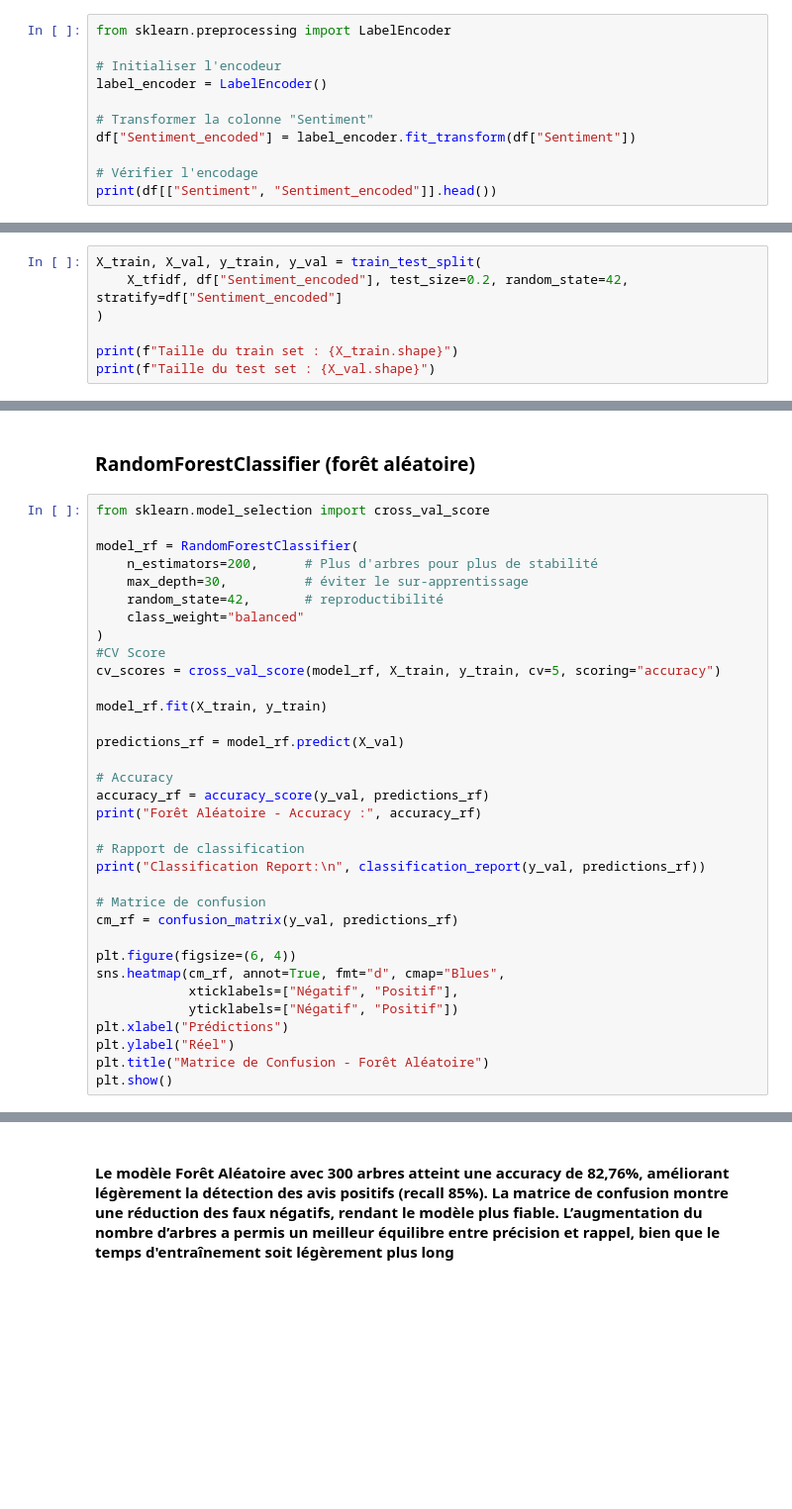
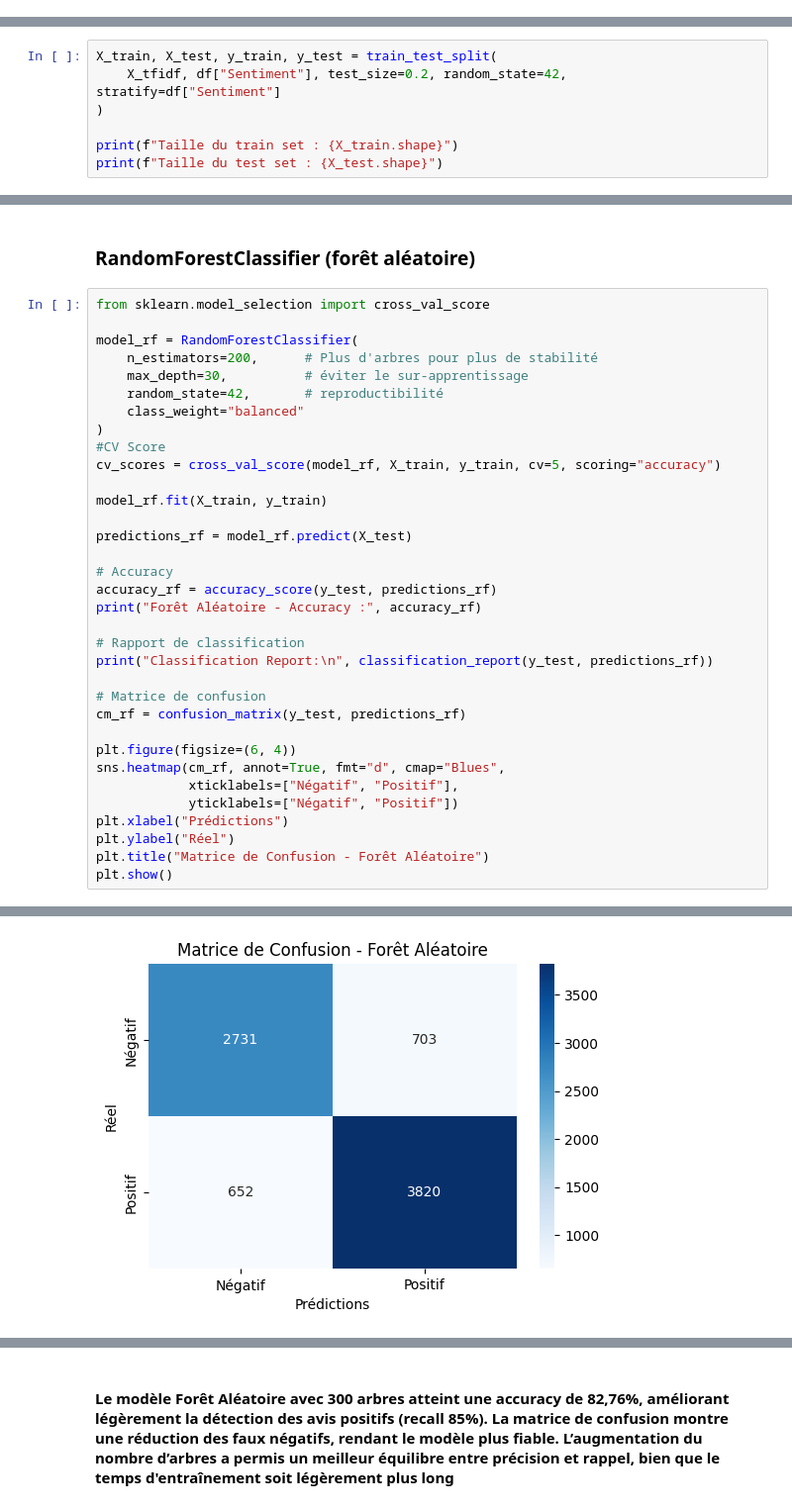
Before and after one commit to PierrePssi/Projet_MLOPS, a Jupyter notebook: Notebook_Projet_MLOPS.ipynb, the cells around one changed output, grey strips where cells are left out. Shown: that part at 99% size. Cells and saved outputs as stored; diff of their text form; blank space fills up the shorter version.

```diff
--- a/Notebook_Projet_MLOPS.ipynb
+++ b/Notebook_Projet_MLOPS.ipynb
@@ -341,11 +295,0 @@ Scores TF-IDF moyens correspondants : [0.04500212 0.02784338 0.02494661 0.023931
-# %%
-from sklearn.preprocessing import LabelEncoder
-
-# Initialiser l'encodeur
-label_encoder = LabelEncoder()
-
-# Transformer la colonne "Sentiment"
-df["Sentiment_encoded"] = label_encoder.fit_transform(df["Sentiment"])
-
-# Vérifier l'encodage
-print(df[["Sentiment", "Sentiment_encoded"]].head())
@@ -361,10 +298,10 @@ print(df[["Sentiment", "Sentiment_encoded"]].head())
 # %% [markdown]
 ### Séparation des données en train et test (train_test_split)
 # %%
-X_train, X_val, y_train, y_val = train_test_split(
-    X_tfidf, df["Sentiment_encoded"], test_size=0.2, random_state=42, stratify=df["Sentiment_encoded"]
+X_train, X_test, y_train, y_test = train_test_split(
+    X_tfidf, df["Sentiment"], test_size=0.2, random_state=42, stratify=df["Sentiment"]
 )
 
 print(f"Taille du train set : {X_train.shape}")
-print(f"Taille du test set : {X_val.shape}")
+print(f"Taille du test set : {X_test.shape}")
 # %% [output]
@@ -472,17 +369,17 @@ cv_scores = cross_val_score(model_rf, X_train, y_train, cv=5, scoring="accuracy"
 
 model_rf.fit(X_train, y_train)
 
-predictions_rf = model_rf.predict(X_val)
+predictions_rf = model_rf.predict(X_test)
 
 # Accuracy
-accuracy_rf = accuracy_score(y_val, predictions_rf)
+accuracy_rf = accuracy_score(y_test, predictions_rf)
 print("Forêt Aléatoire - Accuracy :", accuracy_rf)
 
 # Rapport de classification
-print("Classification Report:\n", classification_report(y_val, predictions_rf))
+print("Classification Report:\n", classification_report(y_test, predictions_rf))
 
 # Matrice de confusion
-cm_rf = confusion_matrix(y_val, predictions_rf)
+cm_rf = confusion_matrix(y_test, predictions_rf)
 
 plt.figure(figsize=(6, 4))
 sns.heatmap(cm_rf, annot=True, fmt="d", cmap="Blues",
@@ -496,0 +403 @@ KeyboardInterrupt:
+[figure, added]
```
Also changed, not shown: parts of 28 cells of this notebook.
